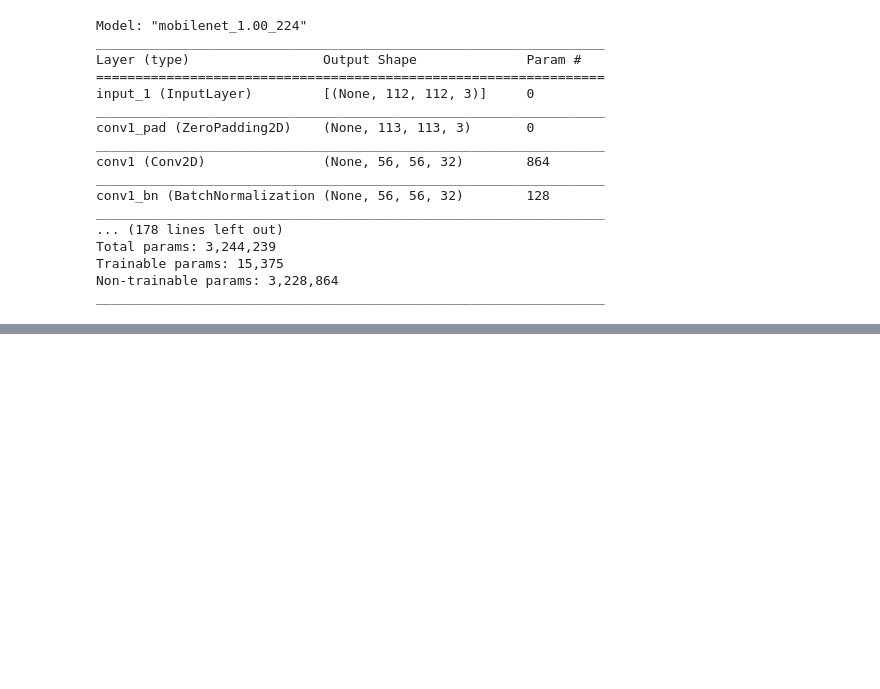
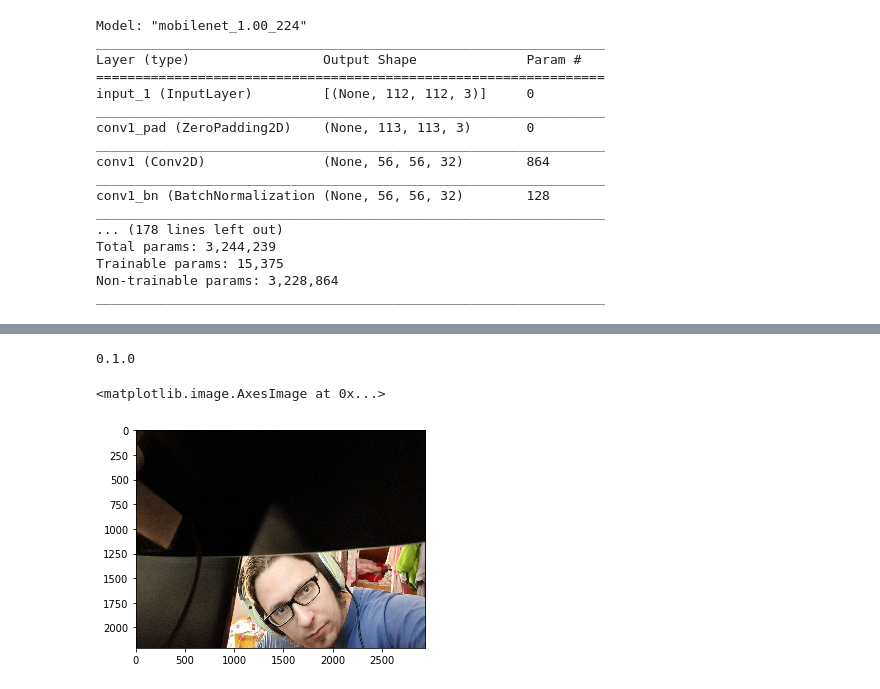
Before and after one commit to drugescu/face-recognition, a Jupyter notebook: MobileNetSSD_v1_Test.ipynb, the cells around one changed output, grey strips where cells are left out. Saved outputs shown, nothing was run; the diff lists cells and outputs as text; code cells hidden in the pictures; blank space fills up the shorter version.

```diff
--- a/MobileNetSSD_v1_Test.ipynb
+++ b/MobileNetSSD_v1_Test.ipynb
@@ -750,0 +640,28 @@ tf.Tensor([[-0.3327787]], shape=(1, 1), dtype=float32)
+# %%
+import keras
+import tensorflow as tf
+from tensorflow.keras import backend
+import numpy as np
+import scipy
+import matplotlib.pyplot as plt
+
+# MTCNN uses opencv2 - which means it might not work on CUDA cores at all!
+# Perhaps simply try to replicate it with opencv2 code taken out, the network is simple and the data too
+# unpickle it, load model, load weights, run through and extract the features without opencv functions
+# or rebuild opencv with CUDA support: https://www.jetsonhacks.com/2019/11/22/opencv-4-cuda-on-jetson-nano/
+# Guide to building 4.2.0 with CUDA (install cuDNN before building):
+#      https://jamesbowley.co.uk/accelerate-opencv-4-2-0-build-with-cuda-and-python-bindings/
+import mtcnn
+print(mtcnn.__version__)
+# %% [output]
+0.1.0
+# %%
+from PIL import Image
+image = Image.open('/content/drive/My Drive/Datasets/MS-Celeb-1M/dragos1.jpg')
+image = image.convert('RGB')
+pixels = np.asarray(image)
+
+plt.imshow(pixels)
+# %% [output]
+<matplotlib.image.AxesImage at 0x...>
+[figure, added]
```
Also changed, not shown: parts of 33 cells of this notebook.
